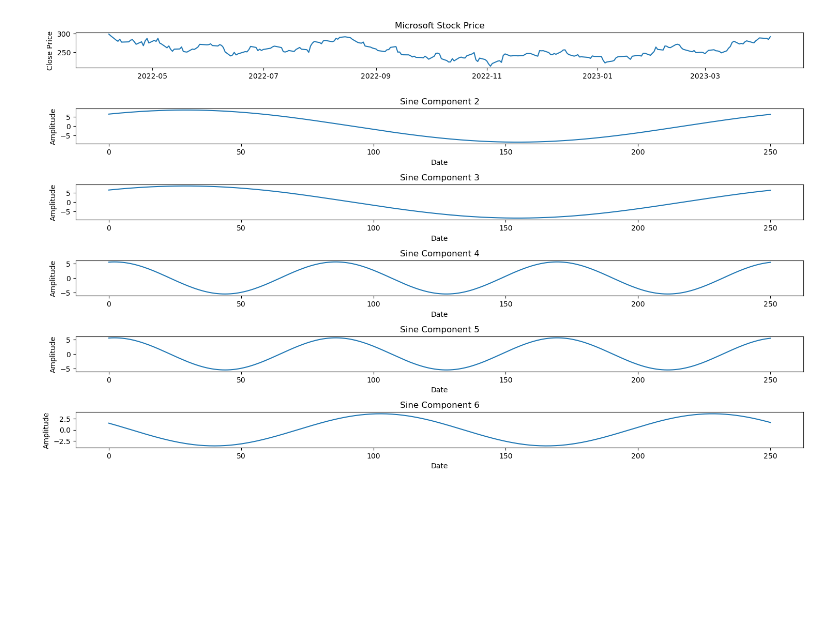
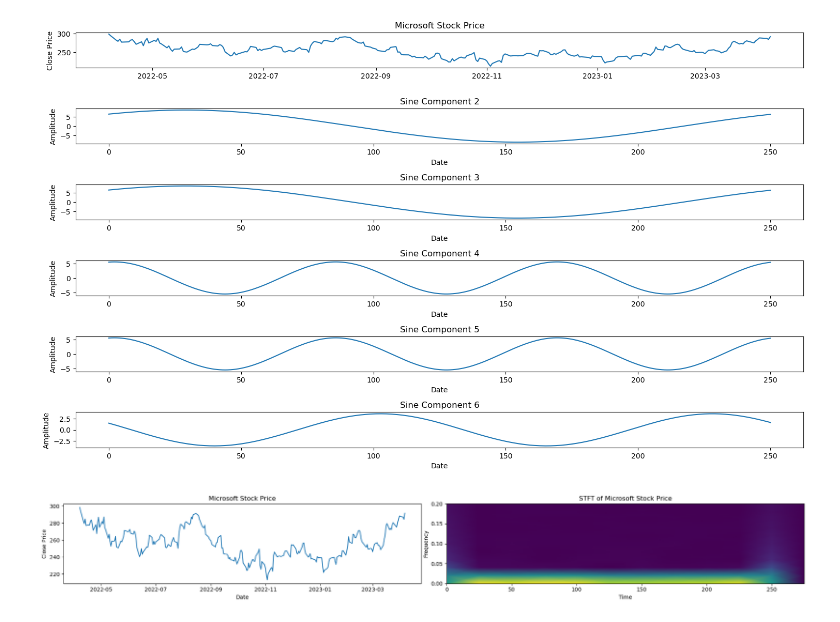
Before and after one commit to sopogen/sopogen.github.io, a Jupyter notebook: _posts/blog/2023-04-09.ipynb, the cells around one changed output. Cells and saved outputs as stored; diff of their text form; code cells hidden in the pictures; blank space fills up the shorter version.

```diff
--- a/_posts/blog/2023-04-09.ipynb
+++ b/_posts/blog/2023-04-09.ipynb
@@ -161,3 +177,36 @@ plt.tight_layout()
 plt.show()
 # %% [output]
 [figure]
+# %%
+import yfinance as yf
+import matplotlib.pyplot as plt
+import numpy as np
+import scipy.signal
+
+# Fetch Microsoft stock data
+msft = yf.Ticker("MSFT")
+hist = msft.history(period="1y")  # Adjust the period as needed
+
+# Calculate the STFT of the stock data
+close_prices = hist['Close'].values
+f, t, Zxx = scipy.signal.stft(close_prices, fs=1, nperseg=50)
+
+# Plot the stock graph
+plt.figure(figsize=(20, 3))
+plt.subplot(1, 2, 1)
+plt.plot(hist['Close'])
+plt.xlabel('Date')
+plt.ylabel('Close Price')
+plt.title('Microsoft Stock Price')
+
+# Plot the STFT graph
+ax_stft = plt.subplot(1, 2, 2)
+plt.pcolormesh(t, f, np.abs(Zxx), shading='gouraud')
+plt.xlabel('Time')
+plt.ylabel('Frequency')
+plt.title('STFT of Microsoft Stock Price')
+plt.tight_layout()
+ax_stft.set_ylim(0, 0.2)
+plt.show()
+# %% [output]
+[figure, added]
```
Also changed, not shown: parts of 3 cells of this notebook, 5 other files.
